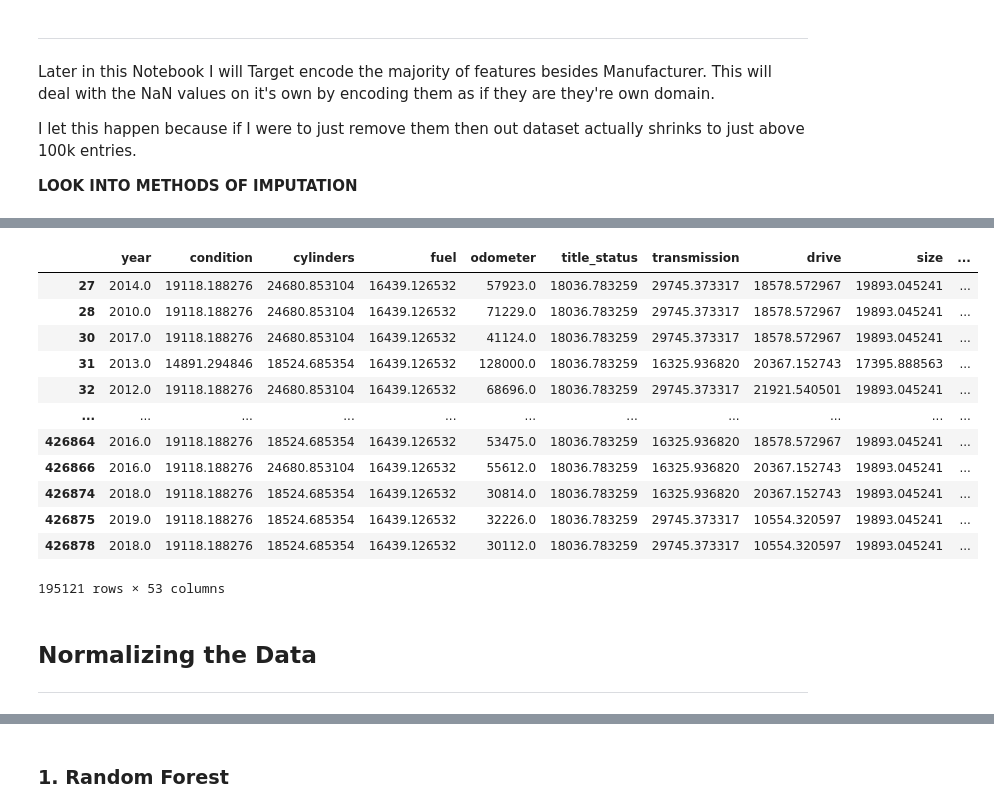
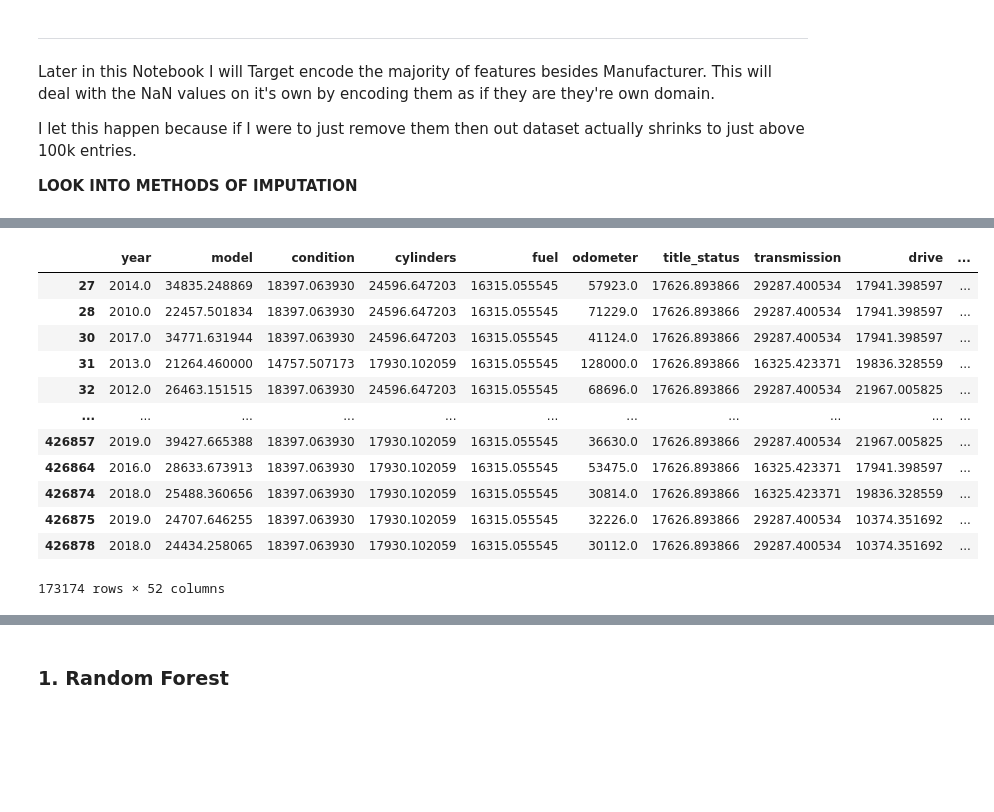
Before and after one commit to ryanirl/data-analysis-projects, a Jupyter notebook: craigslist_price_prediction/cleaning_data.ipynb, the cells around one changed output, grey strips where cells are left out. Cells and saved outputs as stored; diff of their text form; code cells hidden in the pictures; blank space fills up the shorter version.

```diff
--- a/craigslist_price_prediction/cleaning_data.ipynb
+++ b/craigslist_price_prediction/cleaning_data.ipynb
@@ -79,0 +119,15 @@ memory usage: 84.7+ MB
+# %%
+# LOOKING FOR OUTLIERS - EXPLAIN HOW I DID THIS
+
+df = df[~df['title_status'].isin(['salvage', 'parts only', 'missing', 'lien', 'rebuilt'])]
+df = df[~df['type'].isin(['other', 'offroad', 'bus'])]
+df = df[~df['condition'].isin(['salvage'])]
+df = df[~df['manufacturer'].isin(['morgan', 'datsun', 'harley-davidson'])]
+
+# df['model'].value_counts()
+
+counts = df['model'].value_counts()
+
+temp = df[~df['model'].isin(counts[counts < 5].index)]
+
+len(df.index)
@@ -119,8 +177,10 @@ Ordinal:
 ---
 # %%
 # List of "Bad Features" whos values aren't correlated with price.
+
+# add back model
 bad_features = ['posting_date', 'county', 'image_url', 'region_url', 'region_url', 'description',
-                'id', 'url', 'model', 'region', 'VIN', 'long', 'lat']
+                'id', 'url', 'region', 'VIN', 'long', 'lat']
 
 # Remeving these bad features from out Dataset.
 df.drop(bad_features, inplace=True, axis=1)
@@ -185,7 +245,7 @@ I let this happen because if I were to just remove them then out dataset actuall
 # %%
 # TALK ABOUT WHY THIS INCREASES R2 SCORE BY 7%
 
-df.dropna(subset = ["odometer", "cylinders"], inplace=True)
+df.dropna(subset = ["odometer", "cylinders", "manufacturer", "model"], inplace=True)
 
 df.fillna("0", inplace=True)
 
@@ -235,45 +328,38 @@ df.drop('price', inplace=True, axis=1)
 # %%
 # ------------- Target Encoding ----------------- #
 
 # Complies Target Encoding for Features (NOT INCLUDING "Manufacturer")
 target_encode = ce.TargetEncoder(cols = ['transmission', 'fuel', 'title_status', 'type', 'drive', 'state',
-                                         'condition', 'size', 'cylinders', 'paint_color']).fit(df, Y)
+                                         'condition', 'size', 'cylinders', 'paint_color', 'model']).fit(df, Y)
 
 # Applies Target Endcoding and Transforms Dataframe
 df = target_encode.transform(df)
 
 
 
 # ------------- One-Hot Encoding ---------------- #
 
 # Builds One-Hot Encoding
 one_hot_encoding = pd.get_dummies(df.manufacturer)
 
 # Drops Categorical Manufactural Feature
 df.drop('manufacturer', inplace=True, axis=1)
 
 # Adds One-Hot Encoding of Manufacturers to Dataframe
 df = pd.concat([df, one_hot_encoding], axis=1)
 
 df
 # %% [output]
-|  | year | condition | cylinders | fuel | odometer | title_status | transmission | drive | size | ... |
-| 27 | 2014.0 | 19118.188276 | 24680.853104 | 16439.126532 | 57923.0 | 18036.783259 | 29745.373317 | 18578.572967 | 19893.045241 | ... |
-| 28 | 2010.0 | 19118.188276 | 24680.853104 | 16439.126532 | 71229.0 | 18036.783259 | 29745.373317 | 18578.572967 | 19893.045241 | ... |
-| 30 | 2017.0 | 19118.188276 | 24680.853104 | 16439.126532 | 41124.0 | 18036.783259 | 29745.373317 | 18578.572967 | 19893.045241 | ... |
-| 31 | 2013.0 | 14891.294846 | 18524.685354 | 16439.126532 | 128000.0 | 18036.783259 | 16325.936820 | 20367.152743 | 17395.888563 | ... |
-| 32 | 2012.0 | 19118.188276 | 24680.853104 | 16439.126532 | 68696.0 | 18036.783259 | 29745.373317 | 21921.540501 | 19893.045241 | ... |
+|  | year | model | condition | cylinders | fuel | odometer | title_status | transmission | drive | ... |
+| 27 | 2014.0 | 34835.248869 | 18397.063930 | 24596.647203 | 16315.055545 | 57923.0 | 17626.893866 | 29287.400534 | 17941.398597 | ... |
+| 28 | 2010.0 | 22457.501834 | 18397.063930 | 24596.647203 | 16315.055545 | 71229.0 | 17626.893866 | 29287.400534 | 17941.398597 | ... |
+| 30 | 2017.0 | 34771.631944 | 18397.063930 | 24596.647203 | 16315.055545 | 41124.0 | 17626.893866 | 29287.400534 | 17941.398597 | ... |
+| 31 | 2013.0 | 21264.460000 | 14757.507173 | 17930.102059 | 16315.055545 | 128000.0 | 17626.893866 | 16325.423371 | 19836.328559 | ... |
+| 32 | 2012.0 | 26463.151515 | 18397.063930 | 24596.647203 | 16315.055545 | 68696.0 | 17626.893866 | 29287.400534 | 21967.005825 | ... |
 | ... | ... | ... | ... | ... | ... | ... | ... | ... | ... | ... |
-| 426864 | 2016.0 | 19118.188276 | 18524.685354 | 16439.126532 | 53475.0 | 18036.783259 | 16325.936820 | 18578.572967 | 19893.045241 | ... |
-| 426866 | 2016.0 | 19118.188276 | 24680.853104 | 16439.126532 | 55612.0 | 18036.783259 | 16325.936820 | 20367.152743 | 19893.045241 | ... |
-| 426874 | 2018.0 | 19118.188276 | 18524.685354 | 16439.126532 | 30814.0 | 18036.783259 | 16325.936820 | 20367.152743 | 19893.045241 | ... |
-| 426875 | 2019.0 | 19118.188276 | 18524.685354 | 16439.126532 | 32226.0 | 18036.783259 | 29745.373317 | 10554.320597 | 19893.045241 | ... |
-| 426878 | 2018.0 | 19118.188276 | 18524.685354 | 16439.126532 | 30112.0 | 18036.783259 | 29745.373317 | 10554.320597 | 19893.045241 | ... |
+| 426857 | 2019.0 | 39427.665388 | 18397.063930 | 17930.102059 | 16315.055545 | 36630.0 | 17626.893866 | 29287.400534 | 21967.005825 | ... |
+| 426864 | 2016.0 | 28633.673913 | 18397.063930 | 17930.102059 | 16315.055545 | 53475.0 | 17626.893866 | 16325.423371 | 17941.398597 | ... |
+| 426874 | 2018.0 | 25488.360656 | 18397.063930 | 17930.102059 | 16315.055545 | 30814.0 | 17626.893866 | 16325.423371 | 19836.328559 | ... |
+| 426875 | 2019.0 | 24707.646255 | 18397.063930 | 17930.102059 | 16315.055545 | 32226.0 | 17626.893866 | 29287.400534 | 10374.351692 | ... |
+| 426878 | 2018.0 | 24434.258065 | 18397.063930 | 17930.102059 | 16315.055545 | 30112.0 | 17626.893866 | 29287.400534 | 10374.351692 | ... |
-195121 rows × 53 columns
+173174 rows × 52 columns
-# %% [markdown]
-
-
-
-## Normalizing the Data
-
----
```
Also changed, not shown: parts of 45 cells of this notebook, 1 other file.
